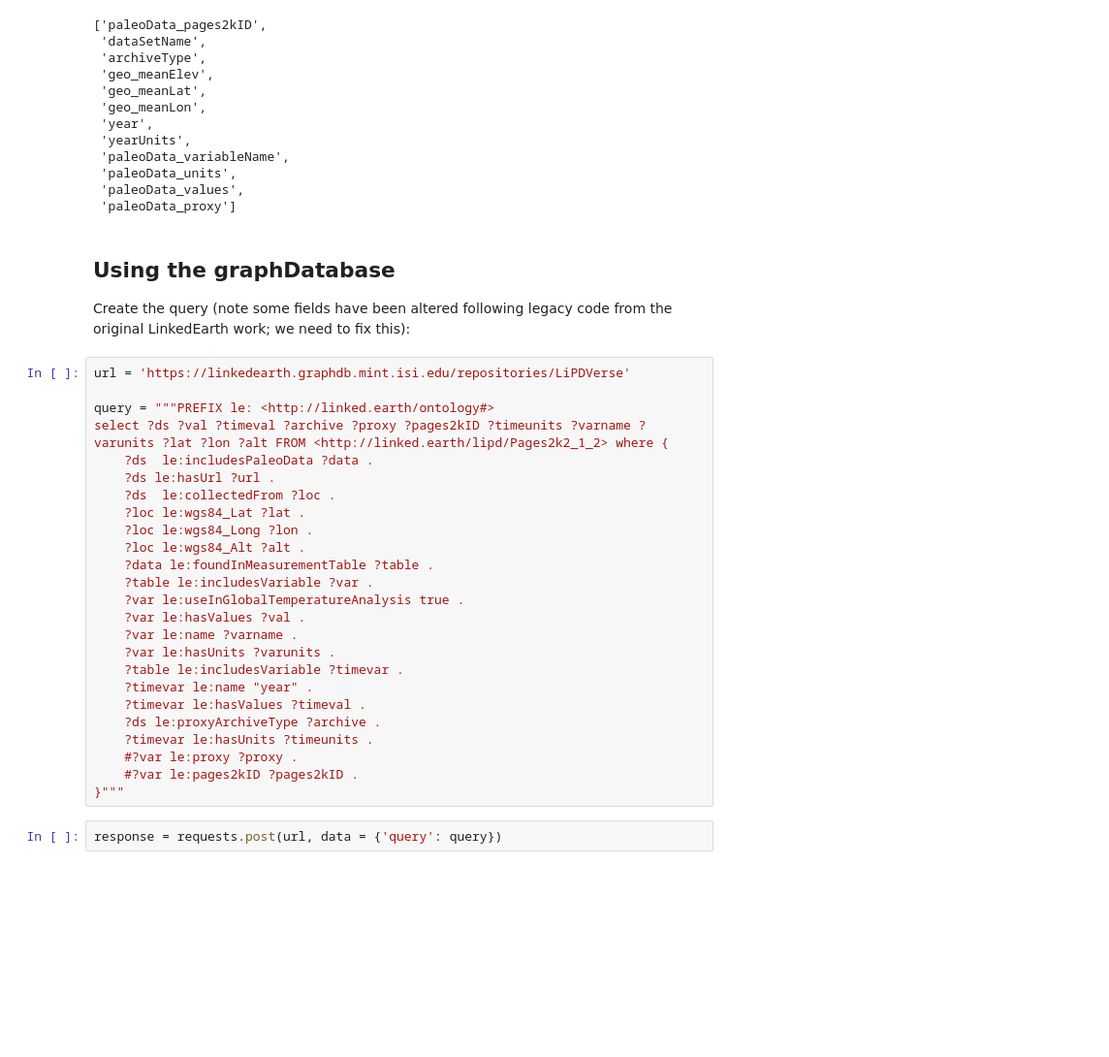
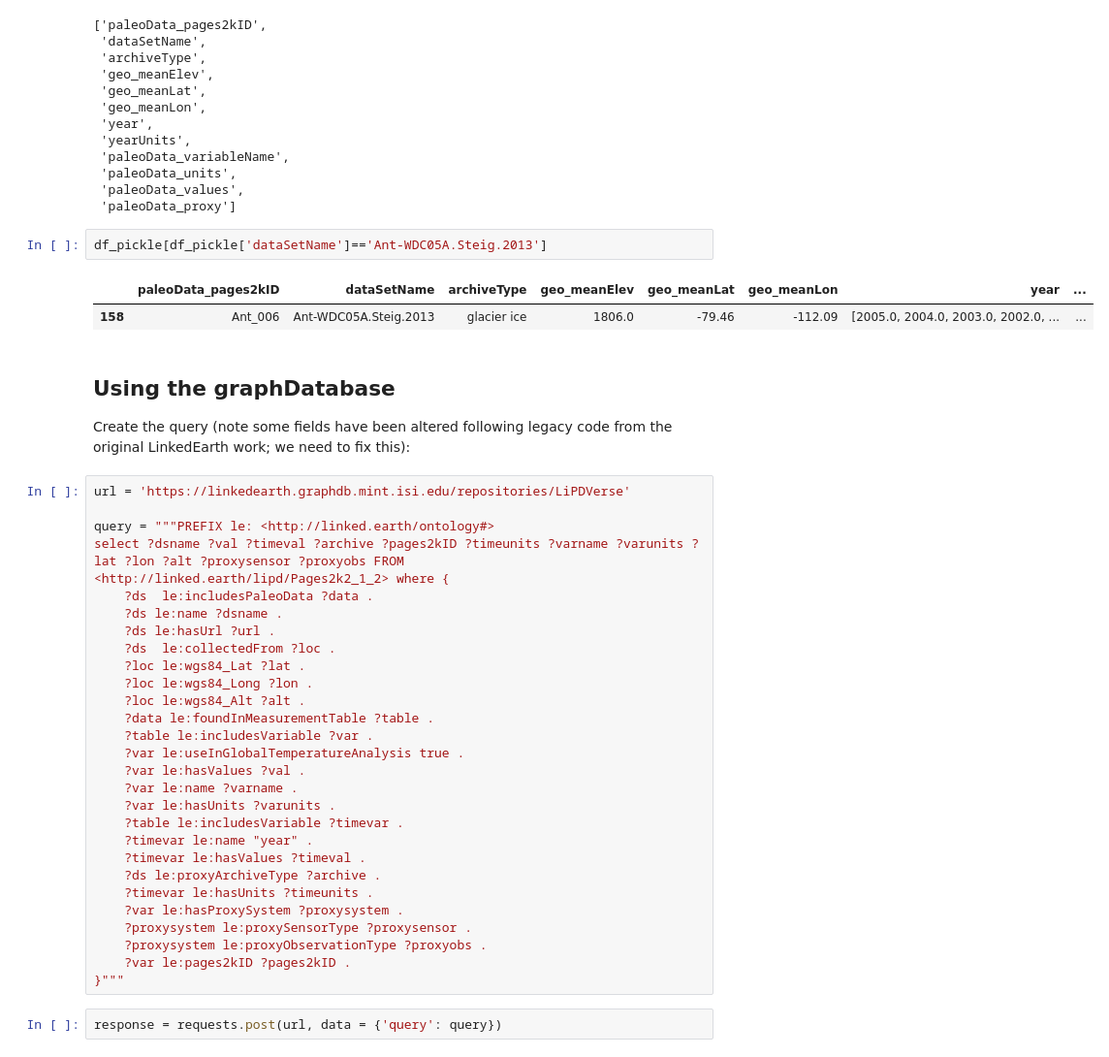
Before and after one commit to khider/DISK-proxyComposite, a Jupyter notebook: QueryingLinkedEarthDB.ipynb, the cells around one changed output. Shown at 97% size. Saved outputs shown, nothing was run; the diff lists cells and outputs as text; blank space fills up the shorter version.

```diff
--- a/QueryingLinkedEarthDB.ipynb
+++ b/QueryingLinkedEarthDB.ipynb
@@ -40,6 +47,11 @@ list(df_pickle.columns)
  'paleoData_units',
  'paleoData_values',
  'paleoData_proxy']
+# %%
+df_pickle[df_pickle['dataSetName']=='Ant-WDC05A.Steig.2013']
+# %% [output]
+|  | paleoData_pages2kID | dataSetName | archiveType | geo_meanElev | geo_meanLat | geo_meanLon | year | ... |
+| 158 | Ant_006 | Ant-WDC05A.Steig.2013 | glacier ice | 1806.0 | -79.46 | -112.09 | [2005.0, 2004.0, 2003.0, 2002.0, ... | ... |
 # %% [markdown]
 ## Using the graphDatabase
 
@@ -48,8 +60,9 @@ Create the query (note some fields have been altered following legacy code from
 url = 'https://linkedearth.graphdb.mint.isi.edu/repositories/LiPDVerse'
 
 query = """PREFIX le: <http://linked.earth/ontology#>
-select ?ds ?val ?timeval ?archive ?proxy ?pages2kID ?timeunits ?varname ?varunits ?lat ?lon ?alt FROM <http://linked.earth/lipd/Pages2k2_1_2> where {
+select ?dsname ?val ?timeval ?archive ?pages2kID ?timeunits ?varname ?varunits ?lat ?lon ?alt ?proxysensor ?proxyobs FROM <http://linked.earth/lipd/Pages2k2_1_2> where {
 	?ds  le:includesPaleoData ?data .
+    ?ds le:name ?dsname .
     ?ds le:hasUrl ?url .
     ?ds  le:collectedFrom ?loc .
     ?loc le:wgs84_Lat ?lat .
@@ -66,8 +79,10 @@ select ?ds ?val ?timeval ?archive ?proxy ?pages2kID ?timeunits ?varname ?varunit
     ?timevar le:hasValues ?timeval .
     ?ds le:proxyArchiveType ?archive .
     ?timevar le:hasUnits ?timeunits .
-    #?var le:proxy ?proxy .
-    #?var le:pages2kID ?pages2kID .
+    ?var le:hasProxySystem ?proxysystem .
+    ?proxysystem le:proxySensorType ?proxysensor .
+    ?proxysystem le:proxyObservationType ?proxyobs .
+    ?var le:pages2kID ?pages2kID .
 }"""
 # %%
 response = requests.post(url, data = {'query': query})
```
Also changed, not shown: parts of 6 cells of this notebook.
